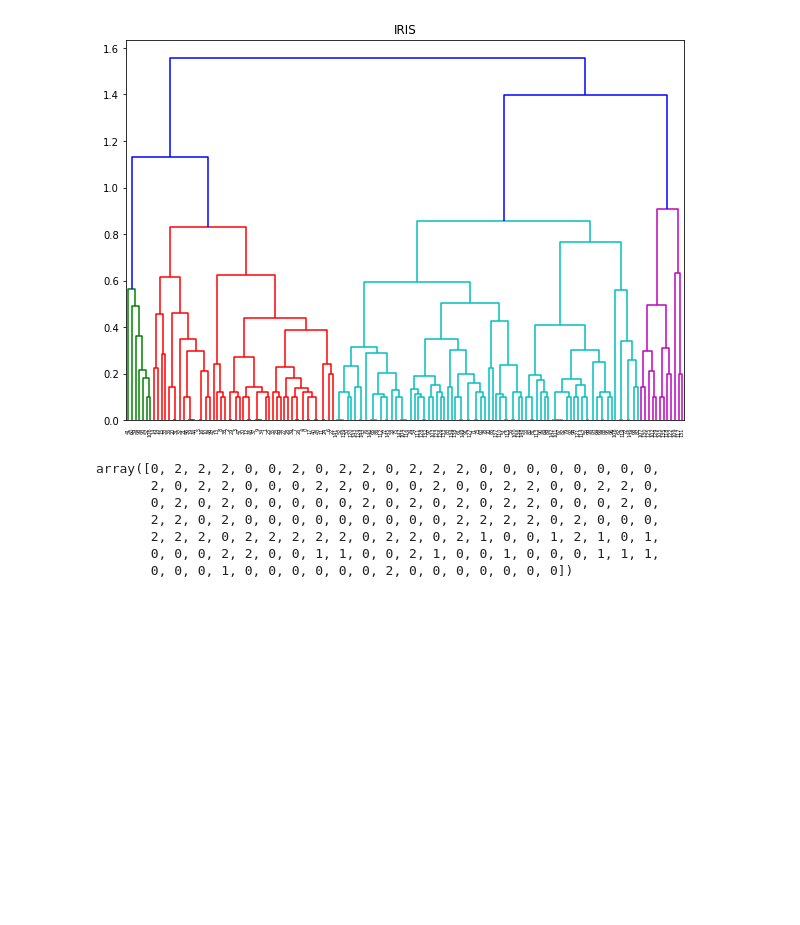
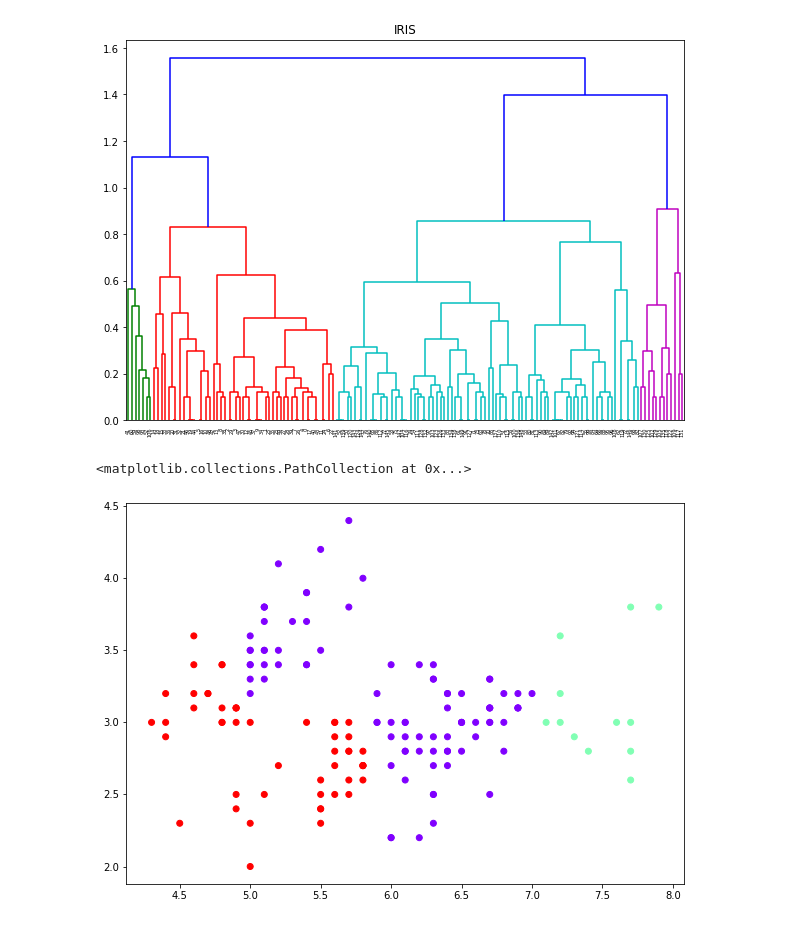
Before and after one commit to Sxbxn/Data_Mining-Study, a Jupyter notebook: HCA_iris.ipynb, the cells around one changed output. Cells and saved outputs as stored; diff of their text form; code cells hidden in the pictures; blank space fills up the shorter version.

```diff
--- a/HCA_iris.ipynb
+++ b/HCA_iris.ipynb
@@ -74,16 +74,13 @@ dend = shc.dendrogram(shc.linkage(data, method='average'))
 # %%
 from sklearn.cluster import AgglomerativeClustering
 
 cluster_1 = AgglomerativeClustering(n_clusters=3, affinity='euclidean', linkage='complete')
 cluster_1.fit_predict(data)
+plt.figure(figsize=(10, 7))
+plt.scatter(data[:,0], data[:,1], c=cluster_1.labels_, cmap='rainbow')
 # %% [output]
-array([0, 2, 2, 2, 0, 0, 2, 0, 2, 2, 0, 2, 2, 2, 0, 0, 0, 0, 0, 0, 0, 0,
-       2, 0, 2, 2, 0, 0, 0, 2, 2, 0, 0, 0, 2, 0, 0, 2, 2, 0, 0, 2, 2, 0,
-       0, 2, 0, 2, 0, 0, 0, 0, 0, 2, 0, 2, 0, 2, 0, 2, 2, 0, 0, 0, 2, 0,
-       2, 2, 0, 2, 0, 0, 0, 0, 0, 0, 0, 0, 0, 2, 2, 2, 2, 0, 2, 0, 0, 0,
-       2, 2, 2, 0, 2, 2, 2, 2, 2, 0, 2, 2, 0, 2, 1, 0, 0, 1, 2, 1, 0, 1,
-       0, 0, 0, 2, 2, 0, 0, 1, 1, 0, 0, 2, 1, 0, 0, 1, 0, 0, 0, 1, 1, 1,
-       0, 0, 0, 1, 0, 0, 0, 0, 0, 0, 2, 0, 0, 0, 0, 0, 0, 0])
+<matplotlib.collections.PathCollection at 0x...>
+[figure, added]
 # %%
 from sklearn.cluster import AgglomerativeClustering
 
```
Also changed, not shown: parts of 3 cells of this notebook.
